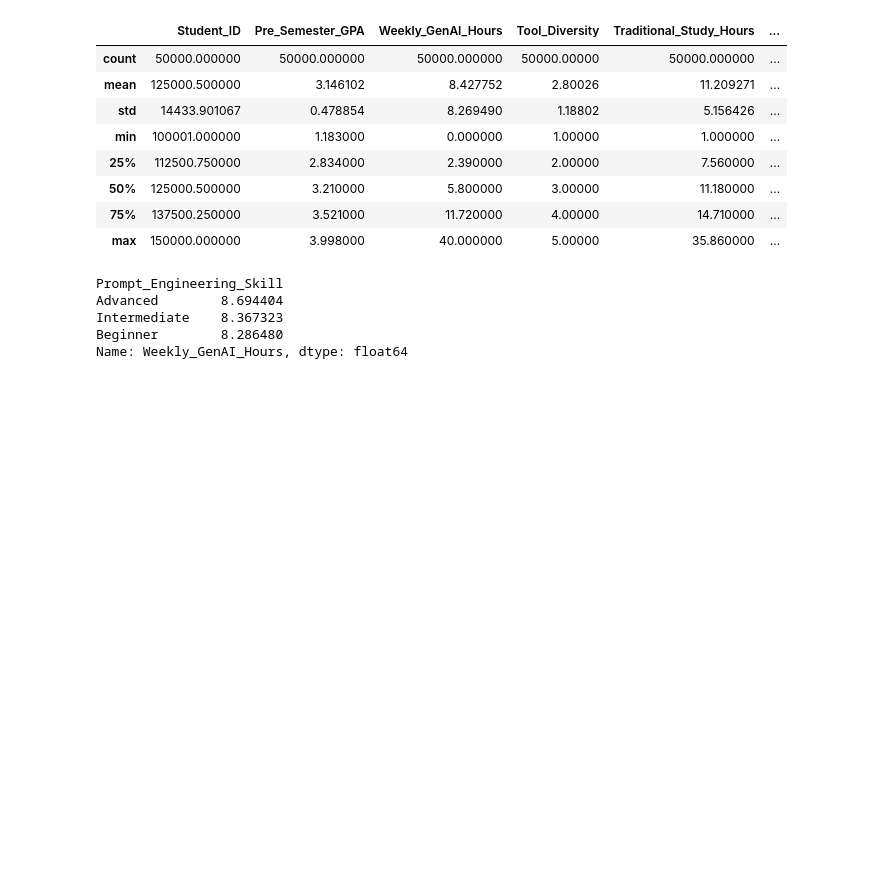
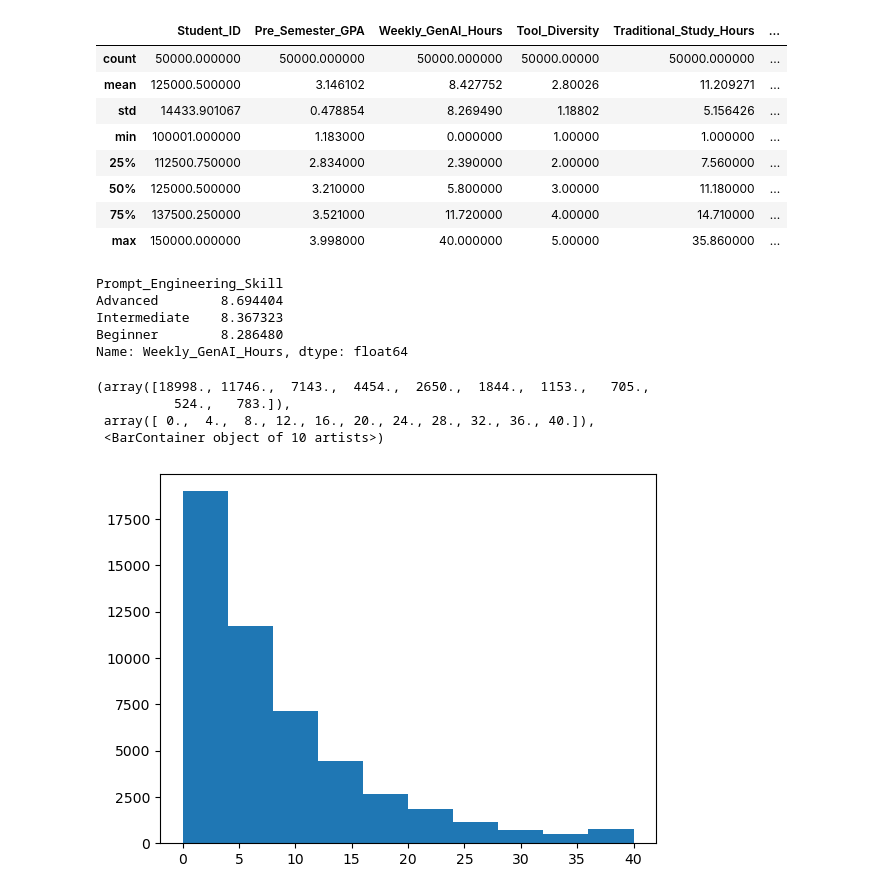
Before and after one commit to Summer-2026-Coding-Club/data-science-fundamentals, a Jupyter notebook: ai_impact_on_students.ipynb, the cells around one changed output. Saved outputs shown, nothing was run; the diff lists cells and outputs as text; code cells hidden in the pictures; blank space fills up the shorter version.

Commit message:
exploring ai_impact_on_students dataset

```diff
--- a/ai_impact_on_students.ipynb
+++ b/ai_impact_on_students.ipynb
@@ -98,3 +97,11 @@ Advanced        8.694404
 Intermediate    8.367323
 Beginner        8.286480
 Name: Weekly_GenAI_Hours, dtype: float64
+# %%
+plt.hist(ai_student_impact['Weekly_GenAI_Hours'])
+# %% [output]
+(array([18998., 11746.,  7143.,  4454.,  2650.,  1844.,  1153.,   705.,
+          524.,   783.]),
+ array([ 0.,  4.,  8., 12., 16., 20., 24., 28., 32., 36., 40.]),
+ <BarContainer object of 10 artists>)
+[figure, added]
```
Also changed, not shown: parts of 6 cells of this notebook, 1 other file.
